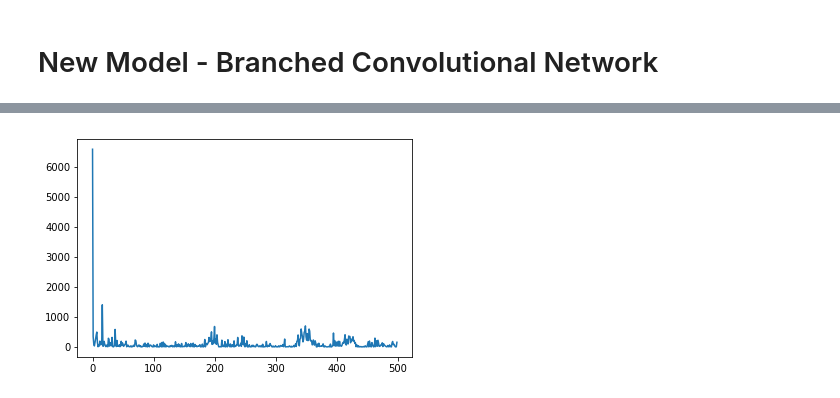
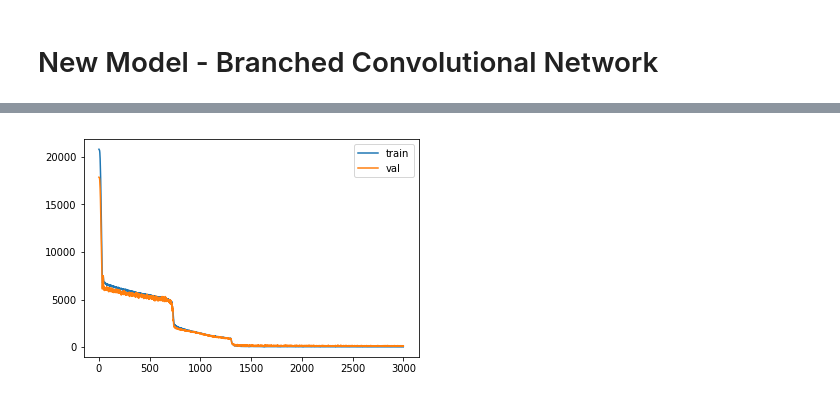
Before and after one commit to psambit9791/SpikeSort, a Jupyter notebook: CNN for Localisation - Ground Truth.ipynb, the cells around one changed output, grey strips where cells are left out. Saved outputs shown, nothing was run; the diff lists cells and outputs as text; code cells hidden in the pictures.

Commit message:
CNNs work better for localisation now, Added better ground truth to HS2 correspondence

```diff
--- a/CNN for Localisation - Ground Truth.ipynb
+++ b/CNN for Localisation - Ground Truth.ipynb
@@ -818,0 +896,8 @@ tensor([ 63411.0977,  18944.5137], device='cuda:0')
+# %%
+print("ch", "t", "neuron", "x", "y")
+for i, val in enumerate(list_times_ch_test):
+    for ind, j in enumerate(ground_truth[:, 1]):
+        if val[0] in range(j-6, j+6):
+            neuron = ground_truth[ind, 0] - 1
+            print(val[1], val[0], neuron, somapos[0, neuron], somapos[1, neuron])
+            continue
@@ -818,0 +965,7 @@ tensor([ 63411.0977,  18944.5137], device='cuda:0')
+# %%
+print("ch", "t", "neuron", "x", "y")
+for i, val in enumerate(list_times_ch):
+    for ind, j in enumerate(ground_truth[:, 1]):
+        if val[0] in range(j-6, j+6):
+            neuron = ground_truth[ind, 0] - 1
+            print(val[1], val[0], neuron, somapos[0, neuron], somapos[1, neuron])
@@ -818,0 +1051,12 @@ tensor([ 63411.0977,  18944.5137], device='cuda:0')
+# %%
+random.seed(0)
+random.shuffle(list_loc_ch)
+
+train_lim = (int)(0.75*len(list_loc_ch))
+val_lim = (int)(0.80*len(list_loc_ch))
+
+list_times_ch_train = list_loc_ch[:train_lim]
+list_times_ch_val = list_loc_ch[train_lim:val_lim]
+list_times_ch_test = list_loc_ch[val_lim:]
+
+print(len(list_times_ch_train),len(list_times_ch_val), len(list_times_ch_test))
@@ -819,13 +1065,13 @@ tensor([ 63411.0977,  18944.5137], device='cuda:0')
 # %%
-epoch_range = 500
-batch_size = 200
-learning_rate = 0.00001
+epoch_range = 3000
+batch_size = 250
+learning_rate = 0.0001
 
-cnn_xy_2 = LocatorCNN_XY(dilate=2).cuda()
-cnn_xy_2.apply(init_weights)
+cnn_1 = LocatorCNN().cuda()
+cnn_1.apply(init_weights)
 criterion = nn.MSELoss()
 optimizer = torch.optim.Adam(
-    cnn_xy_2.parameters(), lr=learning_rate)
+    cnn_1.parameters(), lr=learning_rate, weight_decay=0.001)
 
-out, losses_xy_2 = train_cnn(cnn_xy_2, list_times_ch_train, image_data, location, criterion, optimizer, epoch_range, batch_size)
+out, losses_1, vloss = train_cnn(cnn_1, list_times_ch_train, list_times_ch_val ,new_image_data, new_location, criterion, optimizer, epoch_range, batch_size)
 # %% [output]
@@ -849,6 +1095,8 @@ epoch [500/500], loss:94.22968, avg:40.46867
 # %%
 plt.figure()
-plt.plot(losses_xy)
+plt.plot(losses_1, label="train")
+plt.plot(vloss, label="val")
+plt.legend()
 plt.show()
 # %% [output]
-[figure, old version]
+[figure, new version]
```
Also changed, not shown: parts of 72 cells of this notebook, 11 other files.
